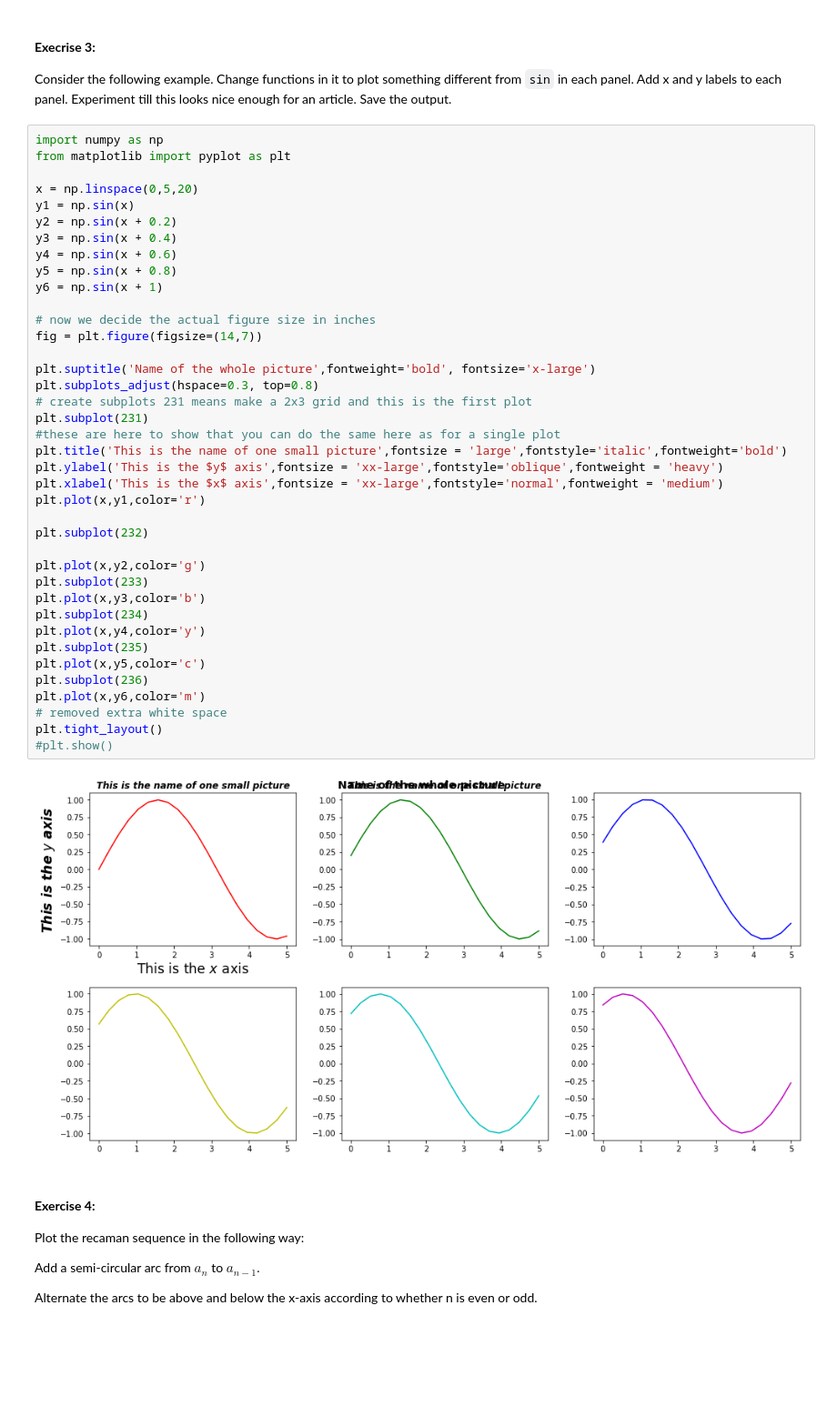
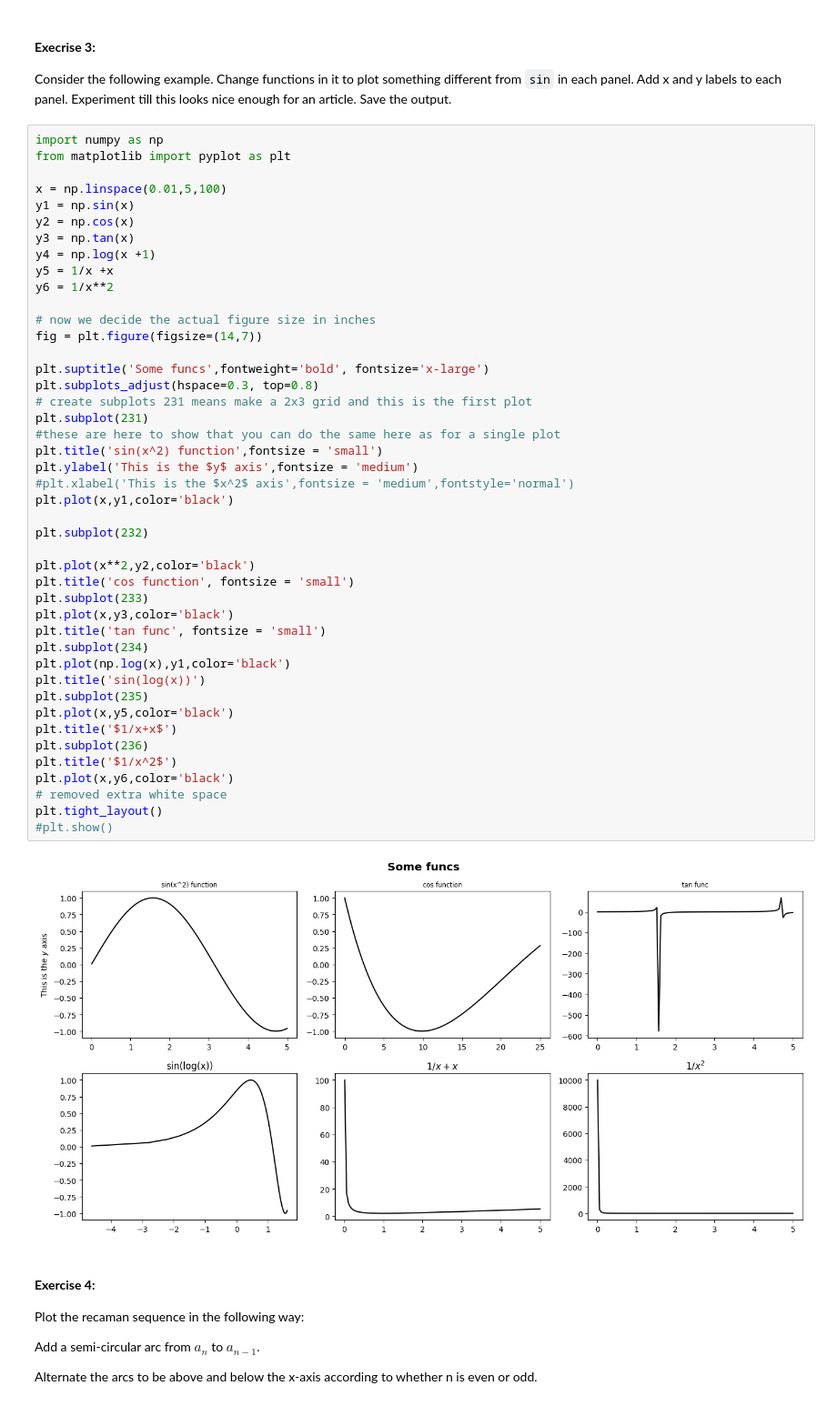
Before and after one commit to VCDPhuong/ScientificPython_diploma25, a Jupyter notebook: Exercises2-3-4.ipynb, the cells around one changed output. Shown at 91% size. Saved outputs shown, nothing was run; the diff lists cells and outputs as text; blank space fills up the shorter version.

```diff
--- a/Exercises2-3-4.ipynb
+++ b/Exercises2-3-4.ipynb
@@ -36,44 +52,49 @@ Consider the following example. Change functions in it to plot something differe
 # %%
 import numpy as np
 from matplotlib import pyplot as plt
 
-x = np.linspace(0,5,20)
+x = np.linspace(0.01,5,100)
 y1 = np.sin(x)
-y2 = np.sin(x + 0.2)
-y3 = np.sin(x + 0.4)
-y4 = np.sin(x + 0.6)
-y5 = np.sin(x + 0.8)
-y6 = np.sin(x + 1)
+y2 = np.cos(x)
+y3 = np.tan(x)
+y4 = np.log(x +1)
+y5 = 1/x +x
+y6 = 1/x**2
 
 # now we decide the actual figure size in inches
 fig = plt.figure(figsize=(14,7))
 
-plt.suptitle('Name of the whole picture',fontweight='bold', fontsize='x-large')
+plt.suptitle('Some funcs',fontweight='bold', fontsize='x-large')
 plt.subplots_adjust(hspace=0.3, top=0.8)
 # create subplots 231 means make a 2x3 grid and this is the first plot
 plt.subplot(231)
 #these are here to show that you can do the same here as for a single plot
-plt.title('This is the name of one small picture',fontsize = 'large',fontstyle='italic',fontweight='bold')
-plt.ylabel('This is the $y$ axis',fontsize = 'xx-large',fontstyle='oblique',fontweight = 'heavy')
-plt.xlabel('This is the $x$ axis',fontsize = 'xx-large',fontstyle='normal',fontweight = 'medium')
-plt.plot(x,y1,color='r')
+plt.title('sin(x^2) function',fontsize = 'small')
+plt.ylabel('This is the $y$ axis',fontsize = 'medium')
+#plt.xlabel('This is the $x^2$ axis',fontsize = 'medium',fontstyle='normal')
+plt.plot(x,y1,color='black')
 
 plt.subplot(232)
 
-plt.plot(x,y2,color='g')
+plt.plot(x**2,y2,color='black')
+plt.title('cos function', fontsize = 'small')
 plt.subplot(233)
-plt.plot(x,y3,color='b')
+plt.plot(x,y3,color='black')
+plt.title('tan func', fontsize = 'small')
 plt.subplot(234)
-plt.plot(x,y4,color='y')
+plt.plot(np.log(x),y1,color='black')
+plt.title('sin(log(x))')
 plt.subplot(235)
-plt.plot(x,y5,color='c')
+plt.plot(x,y5,color='black')
+plt.title('$1/x+x$')
 plt.subplot(236)
-plt.plot(x,y6,color='m')
+plt.title('$1/x^2$')
+plt.plot(x,y6,color='black')
 # removed extra white space
 plt.tight_layout()
 #plt.show()
 # %% [output]
-[figure, old version]
+[figure, new version]
 # %% [markdown]
 #### **Exercise 4:**
 Plot the recaman sequence in the following way:
```
Also changed, not shown: parts of 6 cells of this notebook.
